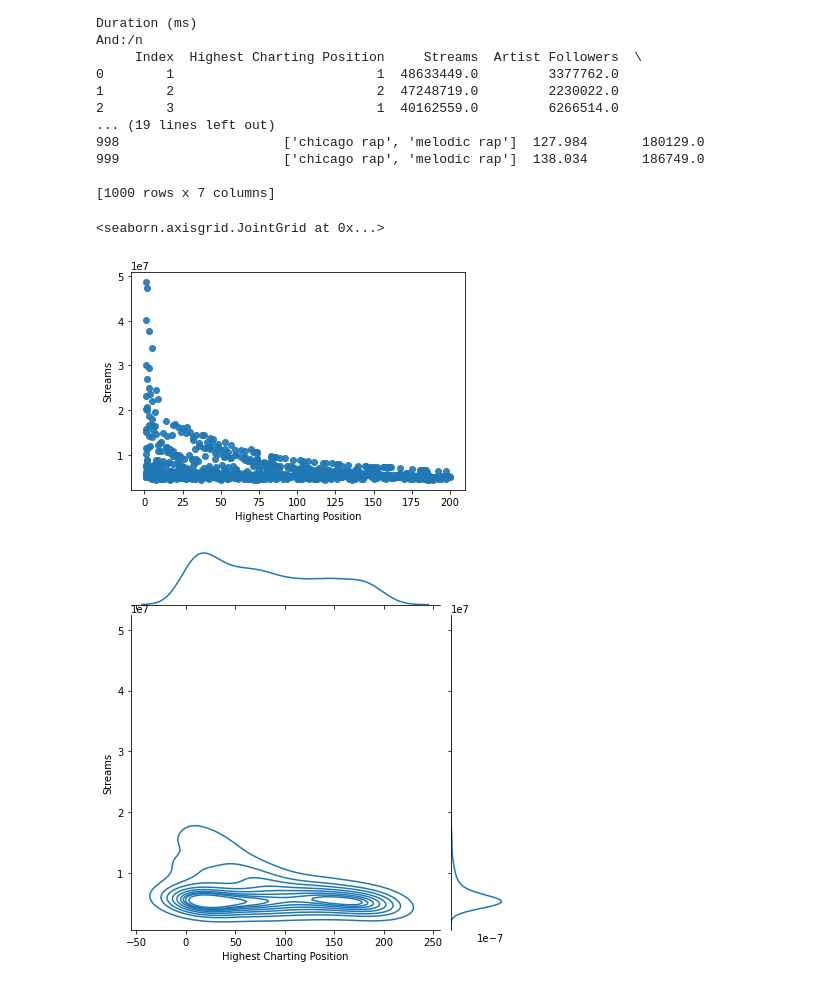
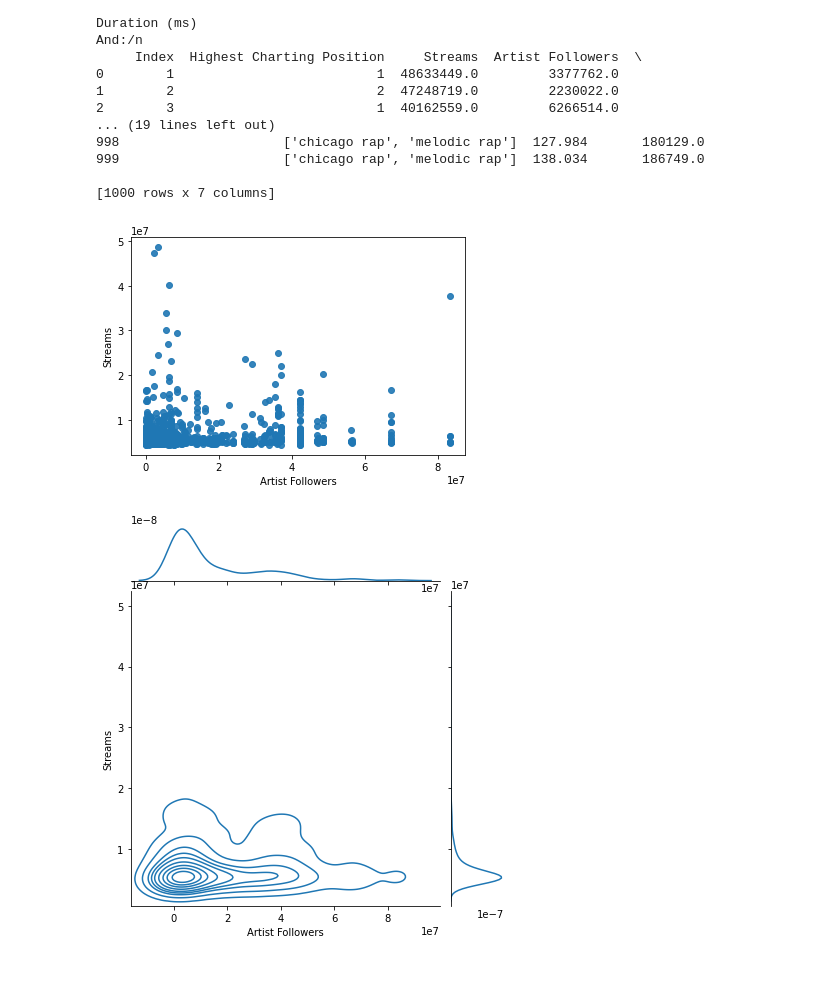
Before and after one commit to SimeonGK/spotify-app, a Jupyter notebook: Files/Spotify Dataset Analysing.ipynb, the cells around one changed output. Cells and saved outputs as stored; diff of their text form; code cells hidden in the pictures.

```diff
--- a/Files/Spotify Dataset Analysing.ipynb
+++ b/Files/Spotify Dataset Analysing.ipynb
@@ -79,9 +80,9 @@ And:/n
 [1000 rows x 7 columns]
 # %%
 #print(data_defin.mean())
-sns.regplot(x="Highest Charting Position", y="Streams", data=data_defin, fit_reg = False, scatter_kws={"alpha": 0.9})
-sns.jointplot(x="Highest Charting Position", y="Streams", data=data_defin, kind = 'kde')
+sns.regplot(x="Artist Followers", y="Streams", data=data_defin, fit_reg = False, scatter_kws={"alpha": 0.9})
+sns.jointplot(x="Artist Followers", y="Streams", data=data_defin, kind = 'kde')
+data_defin.to_csv('cleaned_csv', index=False)
 # %% [output]
-<seaborn.axisgrid.JointGrid at 0x...>
-[figure, old version]
+[figure, new version]
-[figure, old version]
+[figure, new version]
```
Also changed, not shown: parts of 2 cells of this notebook, 1 other file.
